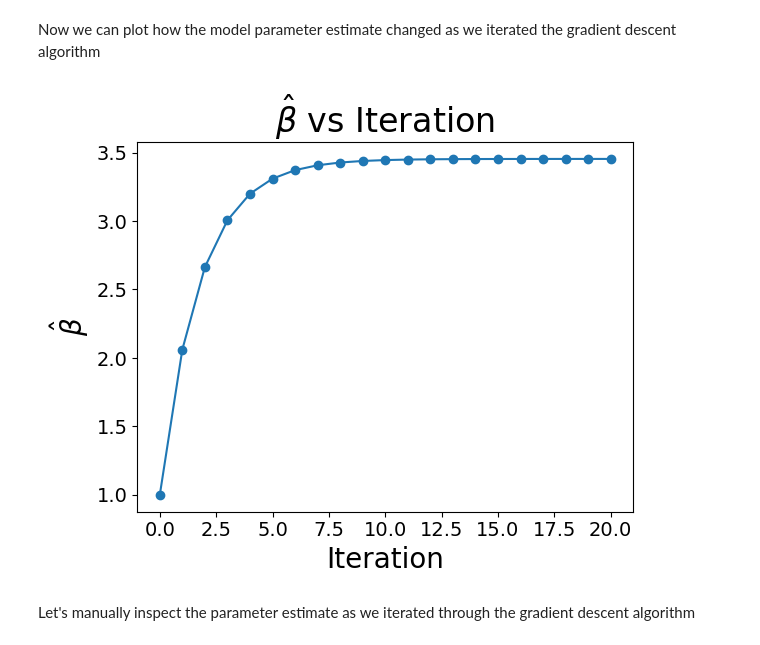
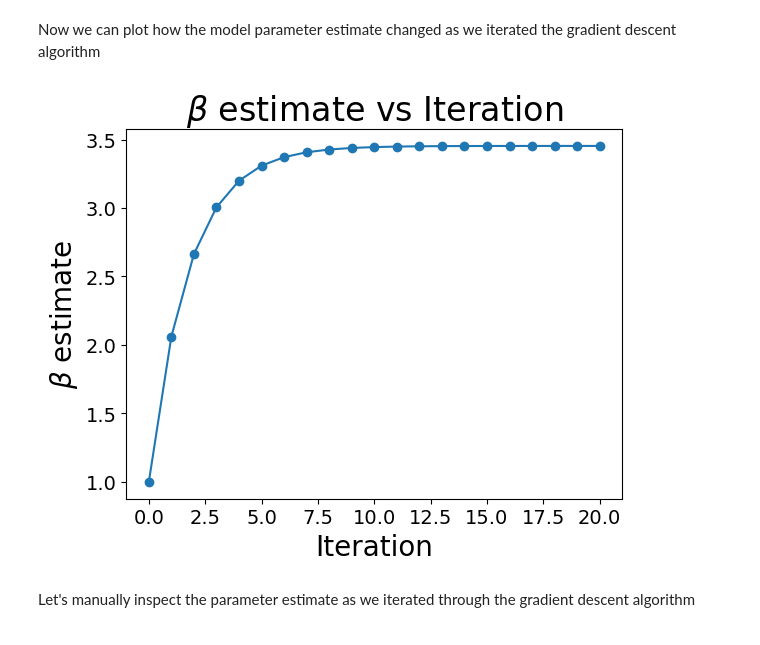
Before and after one commit to dchoyle/ODSCEast2025_MathBootcamp, a Jupyter notebook: Lesson2.ipynb, the cells around one changed output. Drawn from its saved outputs; the diff is of its cells as text; code cells hidden in the pictures.

```diff
--- a/Lesson2.ipynb
+++ b/Lesson2.ipynb
@@ -274,14 +274,14 @@ Now we can plot how the model parameter estimate changed as we iterated the grad
 # %%
 # Plot parameter estimates at each iteration
 plt.plot(beta_learn, marker="o")
-plt.title(r'$\hat{\beta}$ vs Iteration', fontsize=24)
+plt.title(r'$\beta$ estimate vs Iteration', fontsize=24)
 plt.xlabel('Iteration', fontsize=20)
-plt.ylabel(r'$\hat{\beta}$', fontsize=20)
+plt.ylabel(r'$\beta$ estimate', fontsize=20)
 plt.xticks(fontsize=14)
 plt.yticks(fontsize=14)
 plt.show()
 # %% [output]
-[figure, old version]
+[figure, new version]
 # %% [markdown]
 Let's manually inspect the parameter estimate as we iterated through the gradient descent algorithm
 # %%
```
Also changed, not shown: parts of 19 cells of this notebook.
